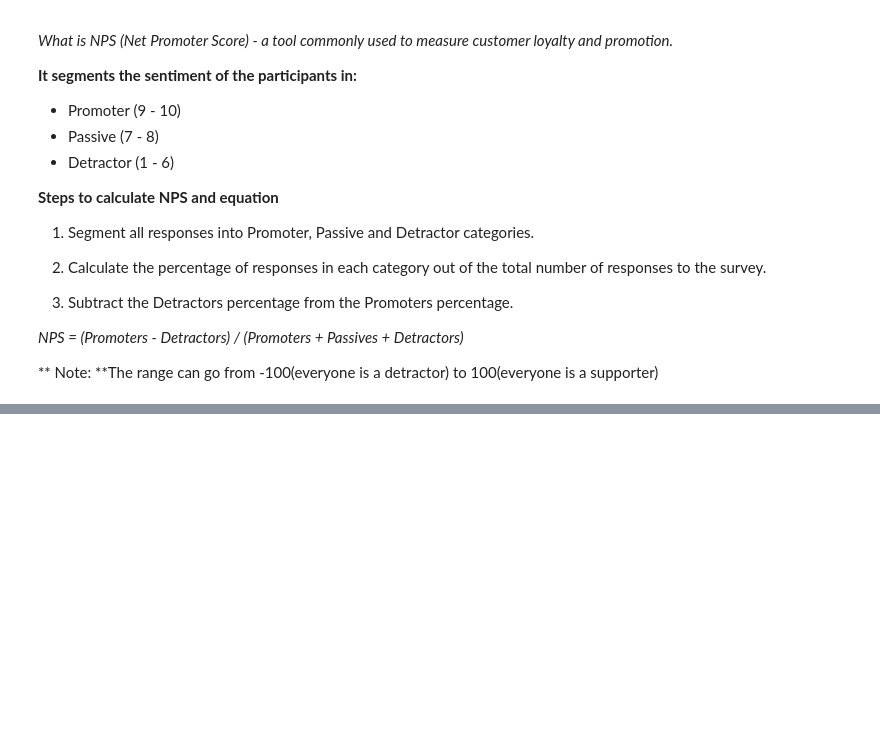
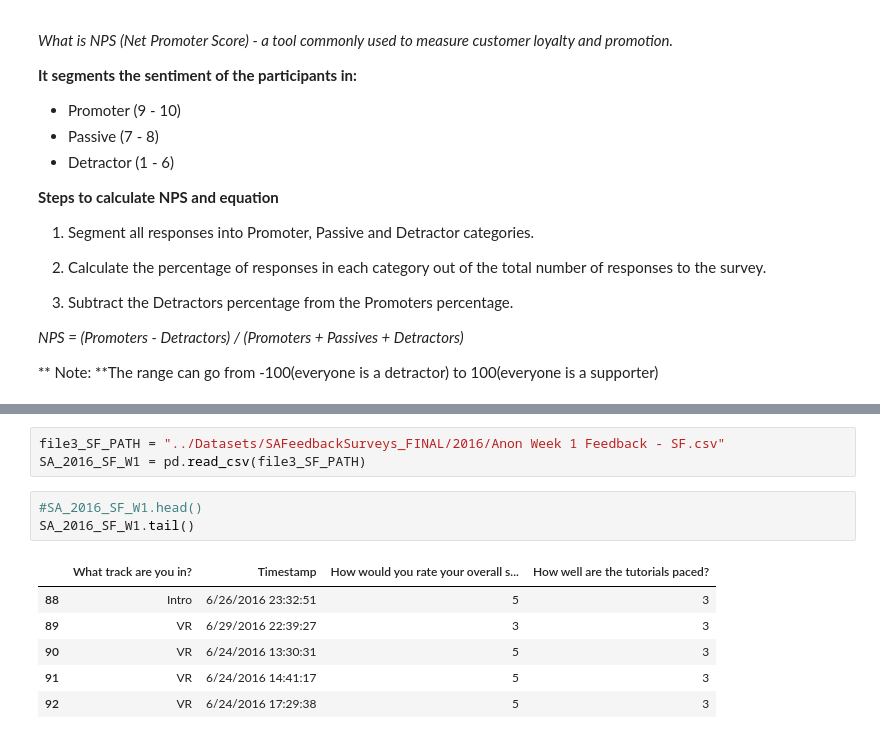
Before and after one commit to efitr/DS-1.1-Data-Analysis, a Jupyter notebook: Notebooks/Projects/MSProject1_Summer_Academy_NPS_Data.ipynb, the cells around one changed output, grey strips where cells are left out. Saved outputs shown, nothing was run; the diff lists cells and outputs as text; blank space fills up the shorter version.

```diff
--- a/Notebooks/Projects/MSProject1_Summer_Academy_NPS_Data.ipynb
+++ b/Notebooks/Projects/MSProject1_Summer_Academy_NPS_Data.ipynb
@@ -47,0 +138,13 @@ ParserError: Error tokenizing data. C error: Calling read(nbytes) on source fail
+# %%
+file3_SF_PATH = "../Datasets/SAFeedbackSurveys_FINAL/2016/Anon Week 1 Feedback - SF.csv"
+SA_2016_SF_W1 = pd.read_csv(file3_SF_PATH)
+# %%
+#SA_2016_SF_W1.head()
+SA_2016_SF_W1.tail()
+# %% [output]
+|  | What track are you in? | Timestamp | How would you rate your overall s... | How well are the tutorials paced? |
+| 88 | Intro | 6/26/2016 23:32:51 | 5 | 3 |
+| 89 | VR | 6/29/2016 22:39:27 | 3 | 3 |
+| 90 | VR | 6/24/2016 13:30:31 | 5 | 3 |
+| 91 | VR | 6/24/2016 14:41:17 | 5 | 3 |
+| 92 | VR | 6/24/2016 17:29:38 | 5 | 3 |
```
Also changed, not shown: parts of 134 cells of this notebook.
